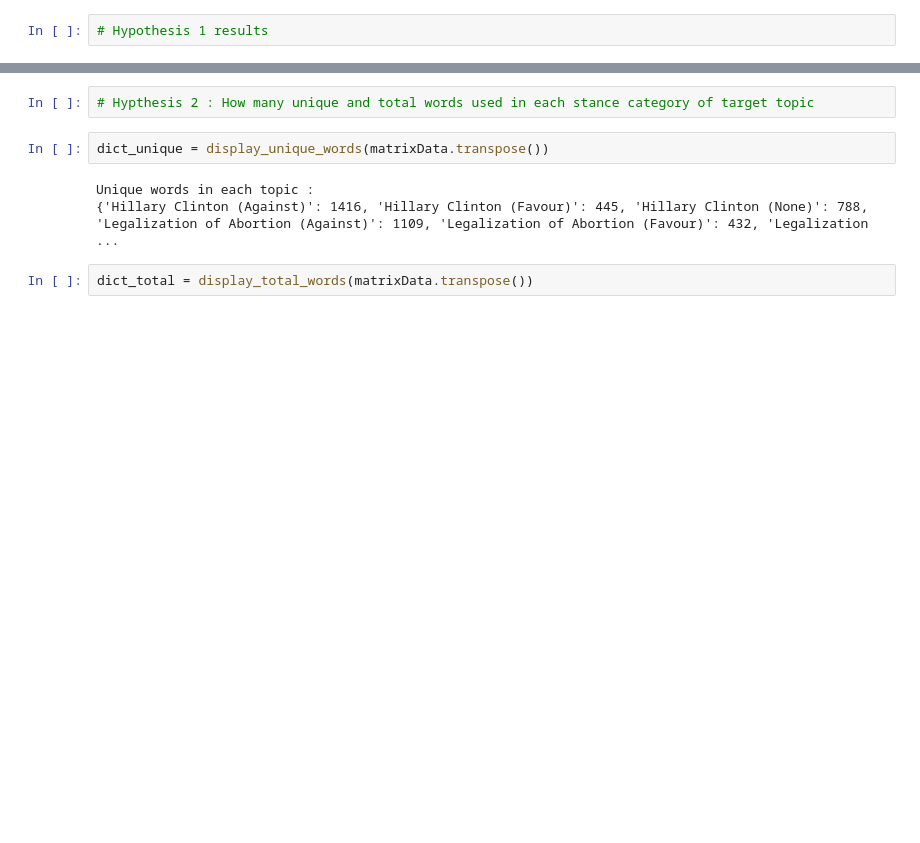
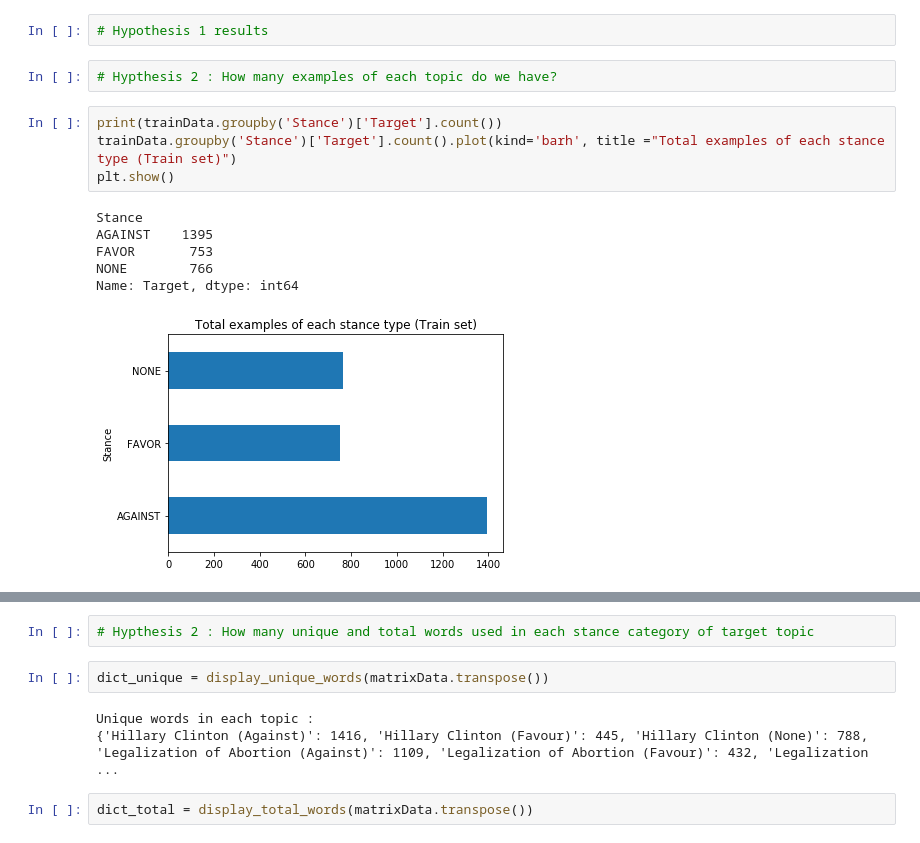
Before and after one commit to HaiderSS/Stance-Classification-in-Tweets, a Jupyter notebook: Text preprocessing and Visualisation.ipynb, the cells around one changed output, grey strips where cells are left out. Drawn from its saved outputs; the diff is of its cells as text; blank space fills up the shorter version.

```diff
--- a/Text preprocessing and Visualisation.ipynb
+++ b/Text preprocessing and Visualisation.ipynb
@@ -263,2 +270,15 @@ plt.show()
 # %%
 # Hypothesis 1 results
+# %%
+# Hypthesis 2 : How many examples of each topic do we have?
+# %%
+print(trainData.groupby('Stance')['Target'].count())
+trainData.groupby('Stance')['Target'].count().plot(kind='barh', title ="Total examples of each stance type (Train set)")
+plt.show()
+# %% [output]
+Stance
+AGAINST    1395
+FAVOR       753
+NONE        766
+Name: Target, dtype: int64
+[figure, added]
```
Also changed, not shown: parts of 14 cells of this notebook, 4 other files.
